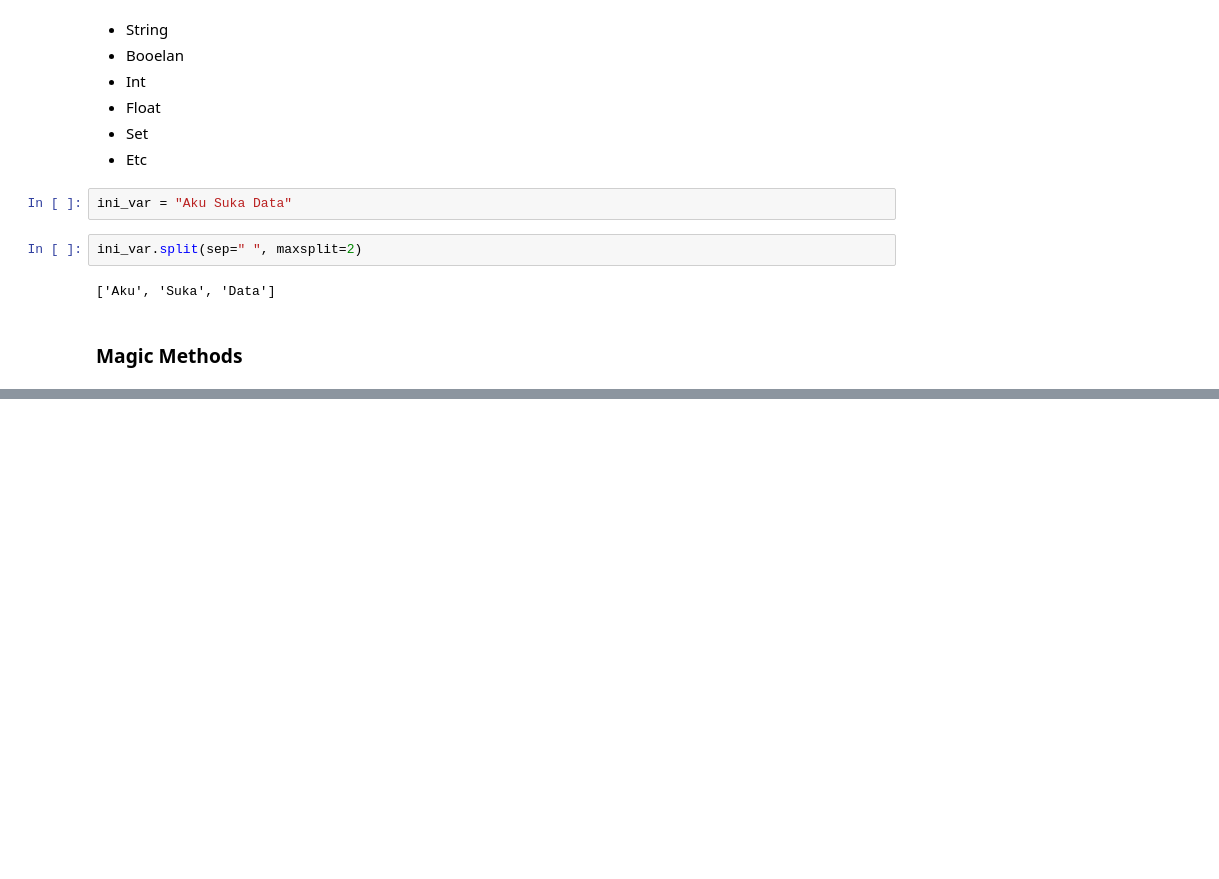
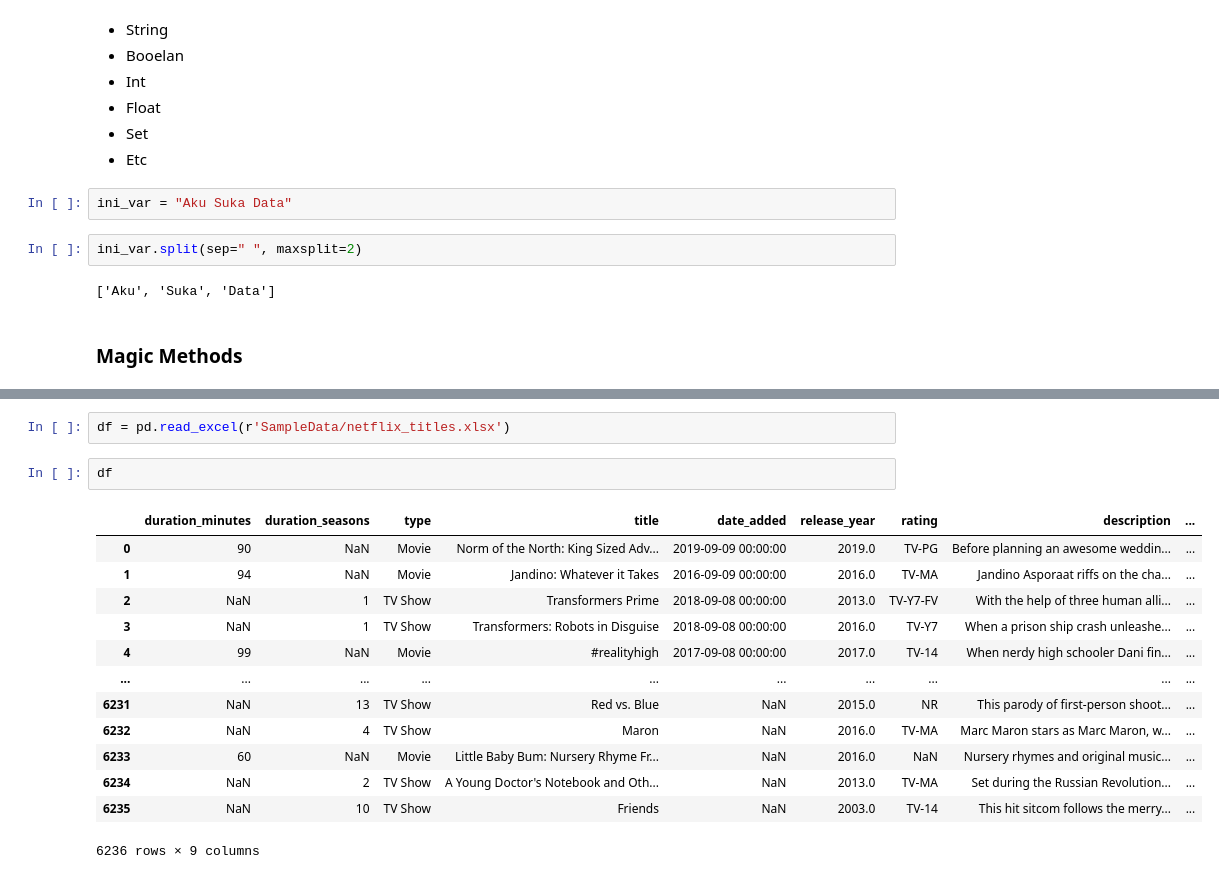
Before and after one commit to MochSyahrizal/project_data, a Jupyter notebook: testvscode.ipynb, the cells around one changed output, grey strips where cells are left out. Drawn from its saved outputs; the diff is of its cells as text; blank space fills up the shorter version.

```diff
--- a/testvscode.ipynb
+++ b/testvscode.ipynb
@@ -202,0 +402,18 @@ ini_var.split(sep=" ", maxsplit=2)
+# %%
+df = pd.read_excel(r'SampleData/netflix_titles.xlsx')
+# %%
+df
+# %% [output]
+|  | duration_minutes | duration_seasons | type | title | date_added | release_year | rating | description | ... |
+| 0 | 90 | NaN | Movie | Norm of the North: King Sized Adv... | 2019-09-09 00:00:00 | 2019.0 | TV-PG | Before planning an awesome weddin... | ... |
+| 1 | 94 | NaN | Movie | Jandino: Whatever it Takes | 2016-09-09 00:00:00 | 2016.0 | TV-MA | Jandino Asporaat riffs on the cha... | ... |
+| 2 | NaN | 1 | TV Show | Transformers Prime | 2018-09-08 00:00:00 | 2013.0 | TV-Y7-FV | With the help of three human alli... | ... |
+| 3 | NaN | 1 | TV Show | Transformers: Robots in Disguise | 2018-09-08 00:00:00 | 2016.0 | TV-Y7 | When a prison ship crash unleashe... | ... |
+| 4 | 99 | NaN | Movie | #realityhigh | 2017-09-08 00:00:00 | 2017.0 | TV-14 | When nerdy high schooler Dani fin... | ... |
+| ... | ... | ... | ... | ... | ... | ... | ... | ... | ... |
+| 6231 | NaN | 13 | TV Show | Red vs. Blue | NaN | 2015.0 | NR | This parody of first-person shoot... | ... |
+| 6232 | NaN | 4 | TV Show | Maron | NaN | 2016.0 | TV-MA | Marc Maron stars as Marc Maron, w... | ... |
+| 6233 | 60 | NaN | Movie | Little Baby Bum: Nursery Rhyme Fr... | NaN | 2016.0 | NaN | Nursery rhymes and original music... | ... |
+| 6234 | NaN | 2 | TV Show | A Young Doctor's Notebook and Oth... | NaN | 2013.0 | TV-MA | Set during the Russian Revolution... | ... |
+| 6235 | NaN | 10 | TV Show | Friends | NaN | 2003.0 | TV-14 | This hit sitcom follows the merry... | ... |
+6236 rows × 9 columns
```
Also changed, not shown: parts of 41 cells of this notebook, 1 other file.
